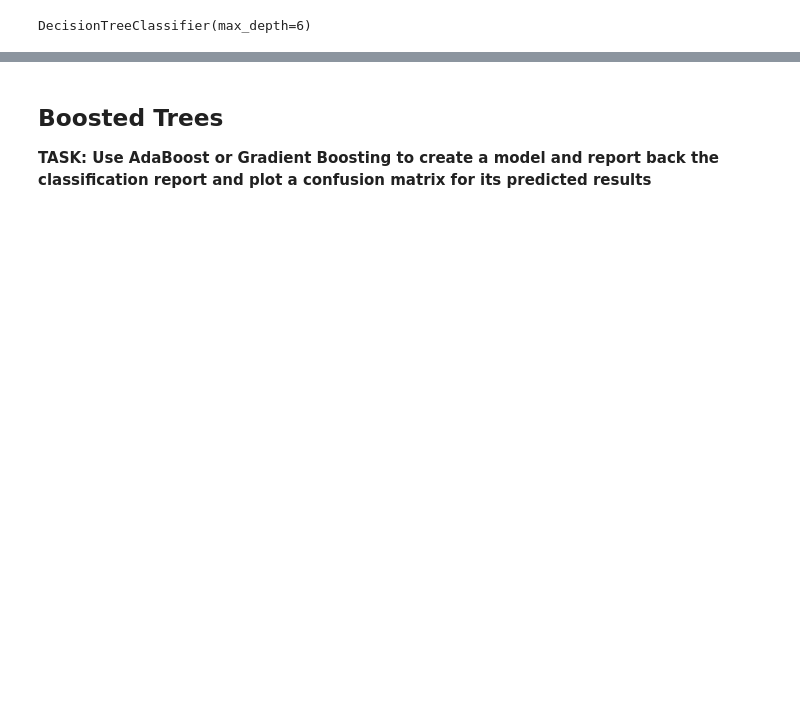
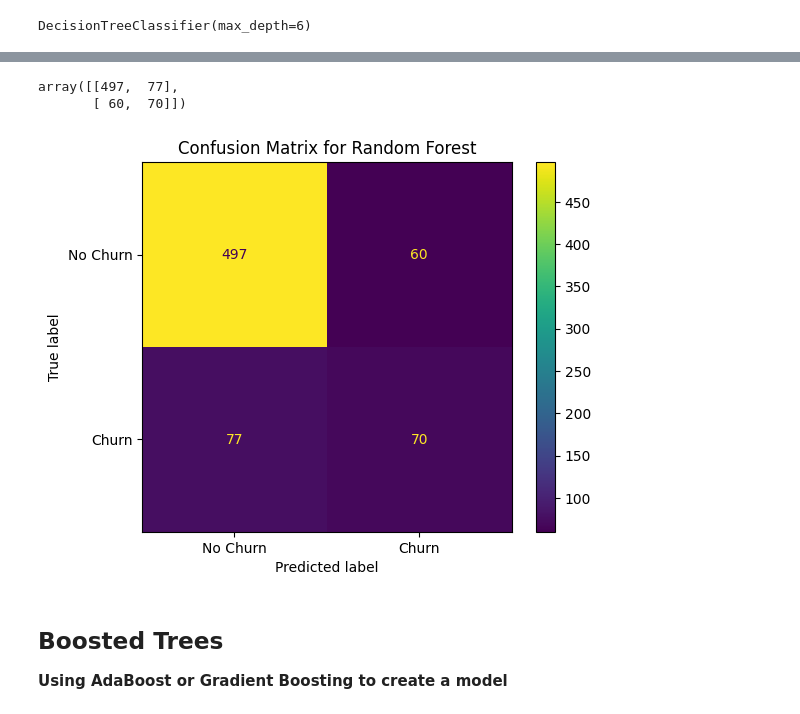
Before and after one commit to surajdwivedi0307/Projects, a Jupyter notebook: Churnprediction/01-Sup-Learning-Capstone-Tree-Methods-SOLNs.ipynb, the cells around one changed output, grey strips where cells are left out. Drawn from its saved outputs; the diff is of its cells as text; code cells hidden in the pictures; blank space fills up the shorter version.

```diff
--- a/Churnprediction/01-Sup-Learning-Capstone-Tree-Methods-SOLNs.ipynb
+++ b/Churnprediction/01-Sup-Learning-Capstone-Tree-Methods-SOLNs.ipynb
@@ -466,4 +465,27 @@ plot_confusion_matrix(dt,X_test,y_test)
+# %%
+confusion_matrix(preds,y_test)
+# %% [output]
+array([[497,  77],
+       [ 60,  70]])
+# %%
+from sklearn.metrics import confusion_matrix, ConfusionMatrixDisplay
+
+cm = confusion_matrix(y_test, preds)
+
+# Create the ConfusionMatrixDisplay object
+disp = ConfusionMatrixDisplay(confusion_matrix=cm, display_labels=['No Churn', 'Churn'])
+
+# Plot the confusion matrix
+disp.plot()
+
+# Optionally, add a title
+plt.title("Confusion Matrix for Random Forest")
+
+# Show the plot
+plt.show()
+# %% [output]
+[figure, added]
 # %% [markdown]
 ## Boosted Trees
 
-**TASK: Use AdaBoost or Gradient Boosting to create a model and report back the classification report and plot a confusion matrix for its predicted results**
+**Using AdaBoost or Gradient Boosting to create a model**
```
Also changed, not shown: parts of 90 cells of this notebook.
